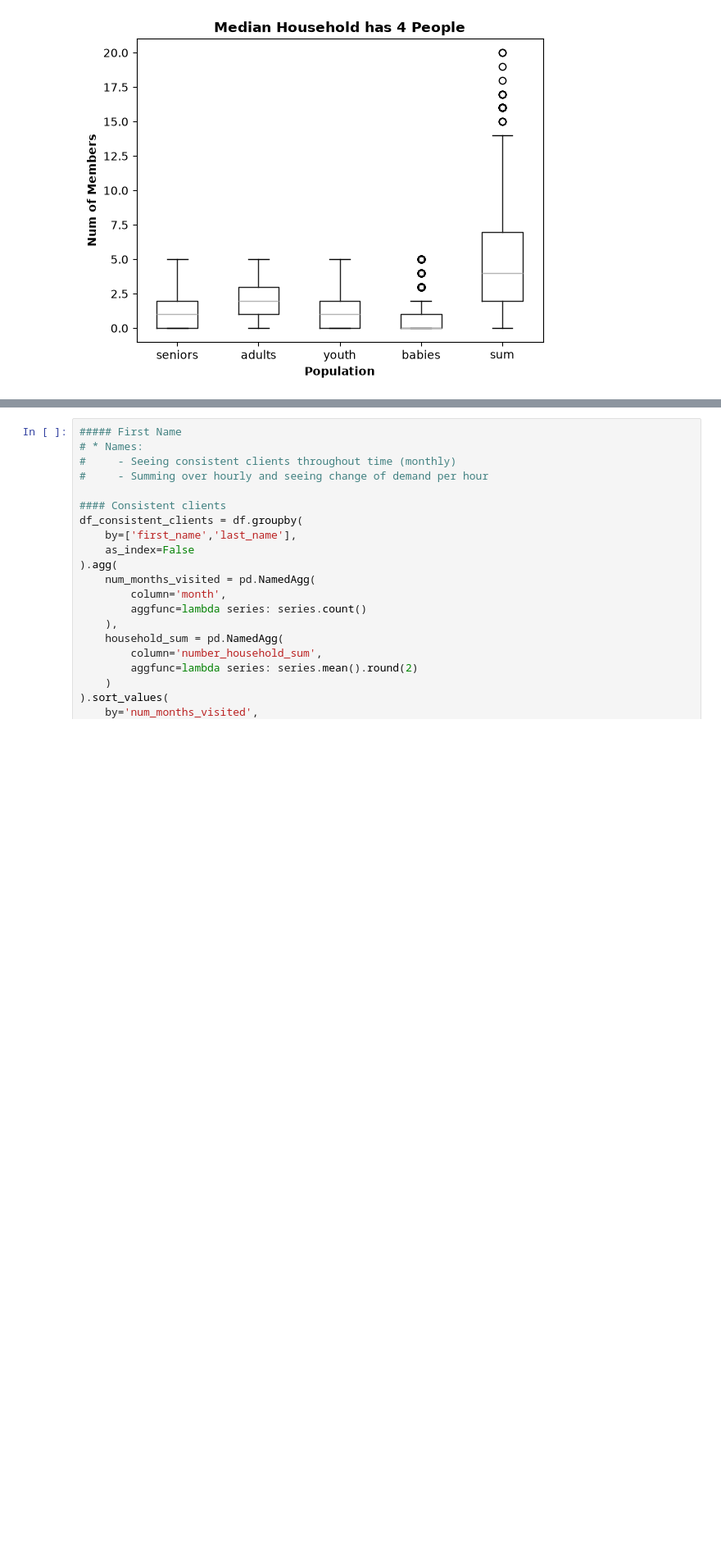
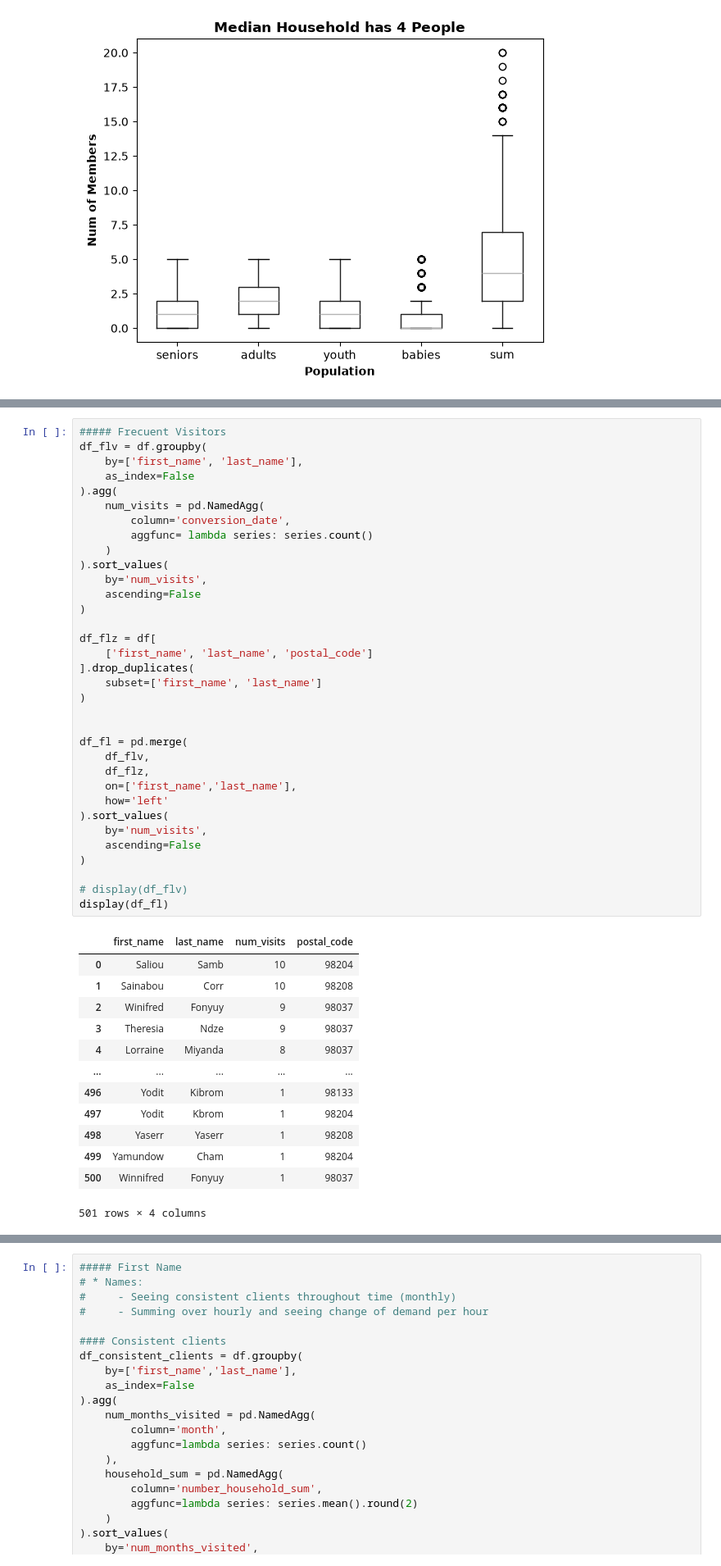
Before and after one commit to jp21bp/WAWAC_FoodProgram, a Jupyter notebook: eda.ipynb, the cells around one changed output, grey strips where cells are left out. Shown at 82% size. Drawn from its saved outputs; the diff is of its cells as text; blank space fills up the shorter version.

```diff
--- a/eda.ipynb
+++ b/eda.ipynb
@@ -158,0 +160,48 @@ memory usage: 85.6 KB
+# %%
+##### Frecuent Visitors
+df_flv = df.groupby(
+    by=['first_name', 'last_name'],
+    as_index=False
+).agg(
+    num_visits = pd.NamedAgg(
+        column='conversion_date',
+        aggfunc= lambda series: series.count()
+    )
+).sort_values(
+    by='num_visits',
+    ascending=False
+)
+
+df_flz = df[
+    ['first_name', 'last_name', 'postal_code']
+].drop_duplicates(
+    subset=['first_name', 'last_name']
+)
+
+
+df_fl = pd.merge(
+    df_flv,
+    df_flz,
+    on=['first_name','last_name'],
+    how='left'
+).sort_values(
+    by='num_visits',
+    ascending=False
+)
+
+# display(df_flv)
+display(df_fl)
+# %% [output]
+|  | first_name | last_name | num_visits | postal_code |
+| 0 | Saliou | Samb | 10 | 98204 |
+| 1 | Sainabou | Corr | 10 | 98208 |
+| 2 | Winifred | Fonyuy | 9 | 98037 |
+| 3 | Theresia | Ndze | 9 | 98037 |
+| 4 | Lorraine | Miyanda | 8 | 98037 |
+| ... | ... | ... | ... | ... |
+| 496 | Yodit | Kibrom | 1 | 98133 |
+| 497 | Yodit | Kbrom | 1 | 98204 |
+| 498 | Yaserr | Yaserr | 1 | 98208 |
+| 499 | Yamundow | Cham | 1 | 98204 |
+| 500 | Winnifred | Fonyuy | 1 | 98037 |
+501 rows × 4 columns
```
Also changed, not shown: parts of 7 cells of this notebook.
